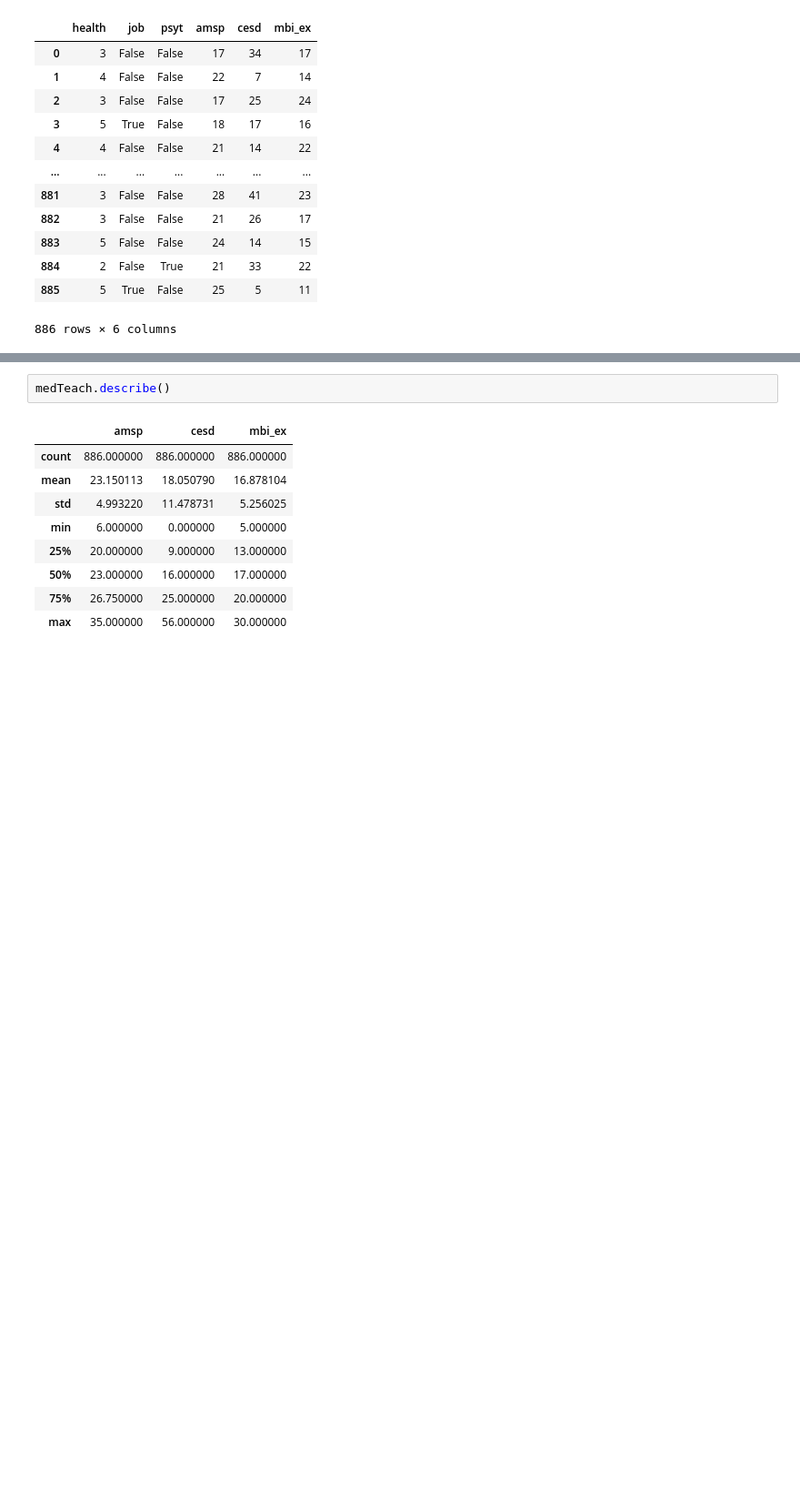
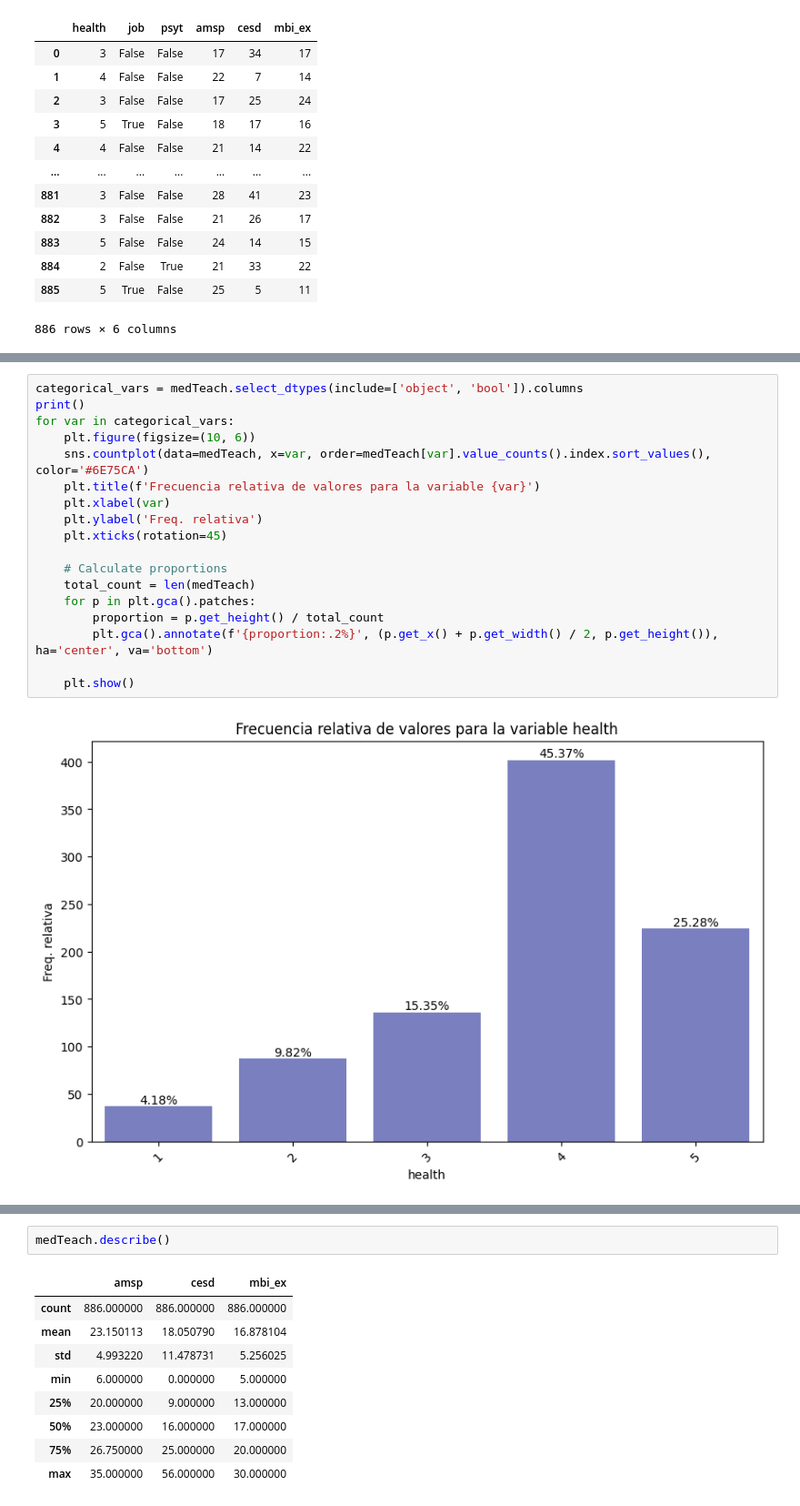
Before and after one commit to BryanEstrada003/Proyecto-1p-Statistic, a Jupyter notebook: analysisPT2.ipynb, the cells around one changed output, grey strips where cells are left out. Shown at 91% size. Cells and saved outputs as stored; diff of their text form; blank space fills up the shorter version.

```diff
--- a/analysisPT2.ipynb
+++ b/analysisPT2.ipynb
@@ -42,0 +48,20 @@ for var in categorical_vars:
+# %%
+categorical_vars = medTeach.select_dtypes(include=['object', 'bool']).columns
+print()
+for var in categorical_vars:
+    plt.figure(figsize=(10, 6))
+    sns.countplot(data=medTeach, x=var, order=medTeach[var].value_counts().index.sort_values(), color='#6E75CA')
+    plt.title(f'Frecuencia relativa de valores para la variable {var}')
+    plt.xlabel(var)
+    plt.ylabel('Freq. relativa')
+    plt.xticks(rotation=45)
+
+    # Calculate proportions
+    total_count = len(medTeach)
+    for p in plt.gca().patches:
+        proportion = p.get_height() / total_count
+        plt.gca().annotate(f'{proportion:.2%}', (p.get_x() + p.get_width() / 2, p.get_height()), ha='center', va='bottom')
+
+    plt.show()
+# %% [output]
+[figure, added]
```
Also changed, not shown: parts of 2 cells of this notebook.
